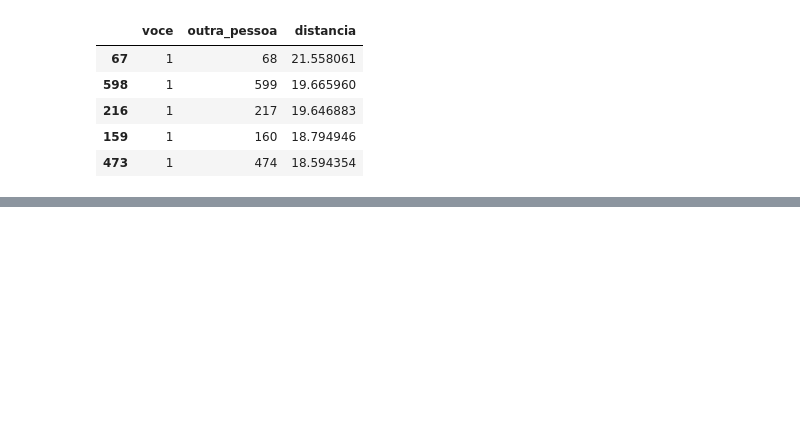
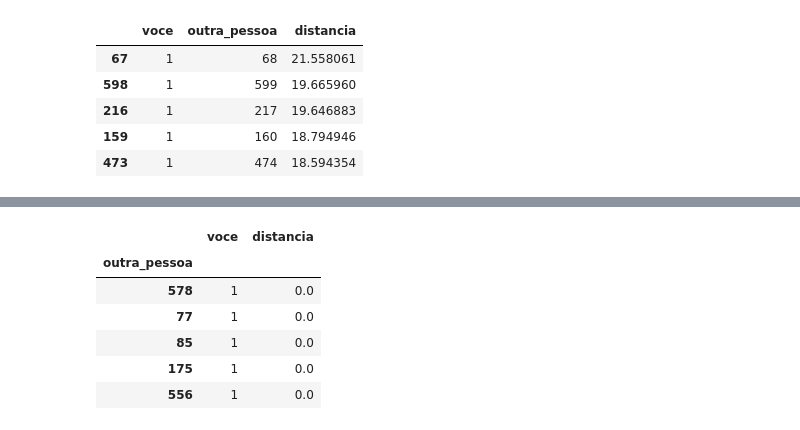
Before and after one commit to laurivansareta/sistema-recomendacao-movielens, a Jupyter notebook: sistema-recomendacao-movielens.ipynb, the cells around one changed output, grey strips where cells are left out. Saved outputs shown, nothing was run; the diff lists cells and outputs as text; code cells hidden in the pictures; blank space fills up the shorter version.

```diff
--- a/sistema-recomendacao-movielens.ipynb
+++ b/sistema-recomendacao-movielens.ipynb
@@ -340,0 +353,17 @@ usuario_1.sort_values('distancia', ascending=False).head()
+# %%
+def mais_proximos_de( voce_id ):
+    distancias = distancia_todos( voce_id )
+    distancias = distancias.sort_values( "distancia" )
+    distancias = distancias.set_index( "outra_pessoa" ).drop(voce_id)
+    return distancias
+# %%
+mais_proximos_1 = mais_proximos_de(1)
+mais_proximos_1.head()
+# %% [output]
+|  | voce | distancia |
+| outra_pessoa |  |  |
+| 578 | 1 | 0.0 |
+| 77 | 1 | 0.0 |
+| 85 | 1 | 0.0 |
+| 175 | 1 | 0.0 |
+| 556 | 1 | 0.0 |
```
Also changed, not shown: parts of 8 cells of this notebook.
